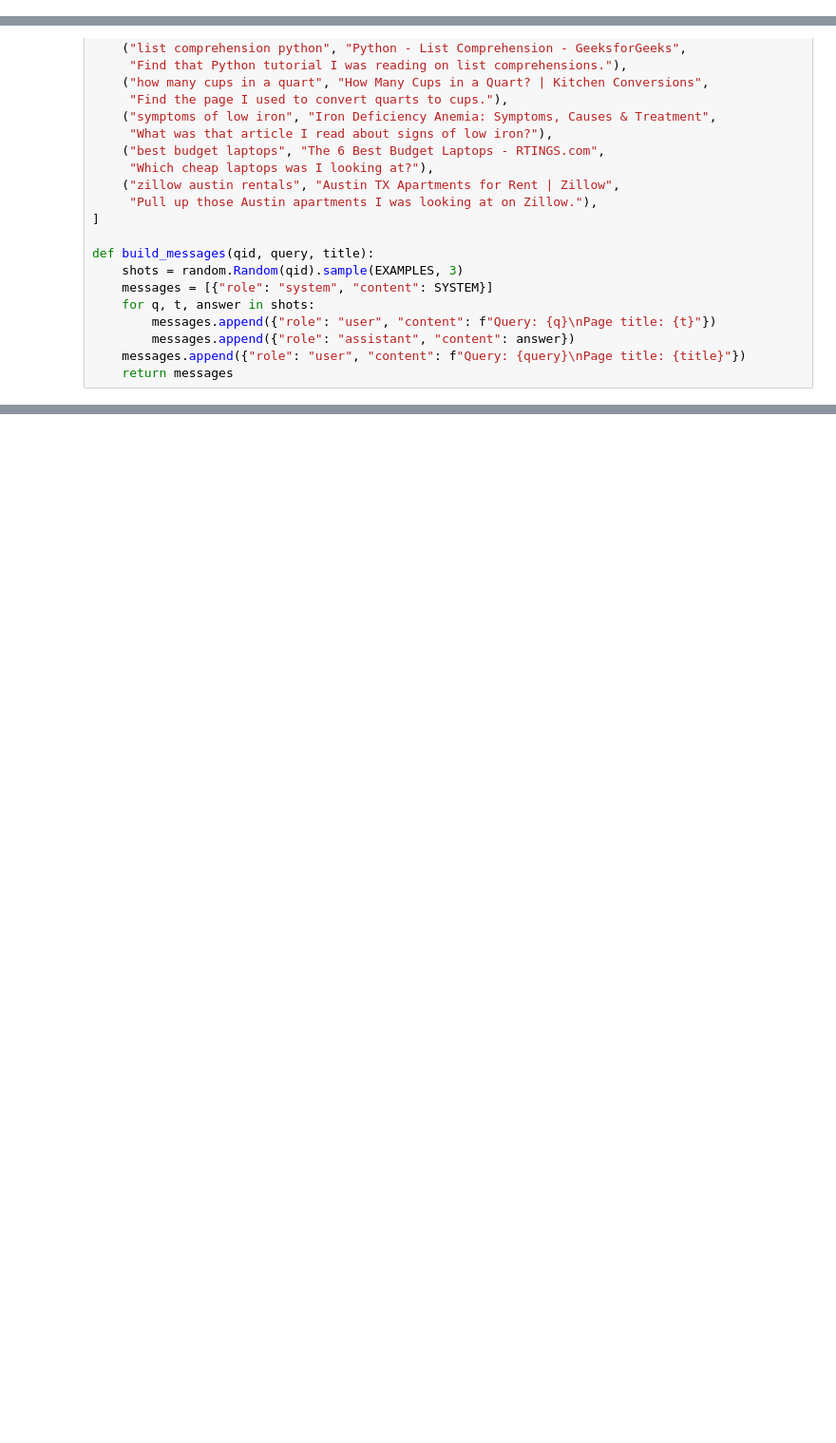
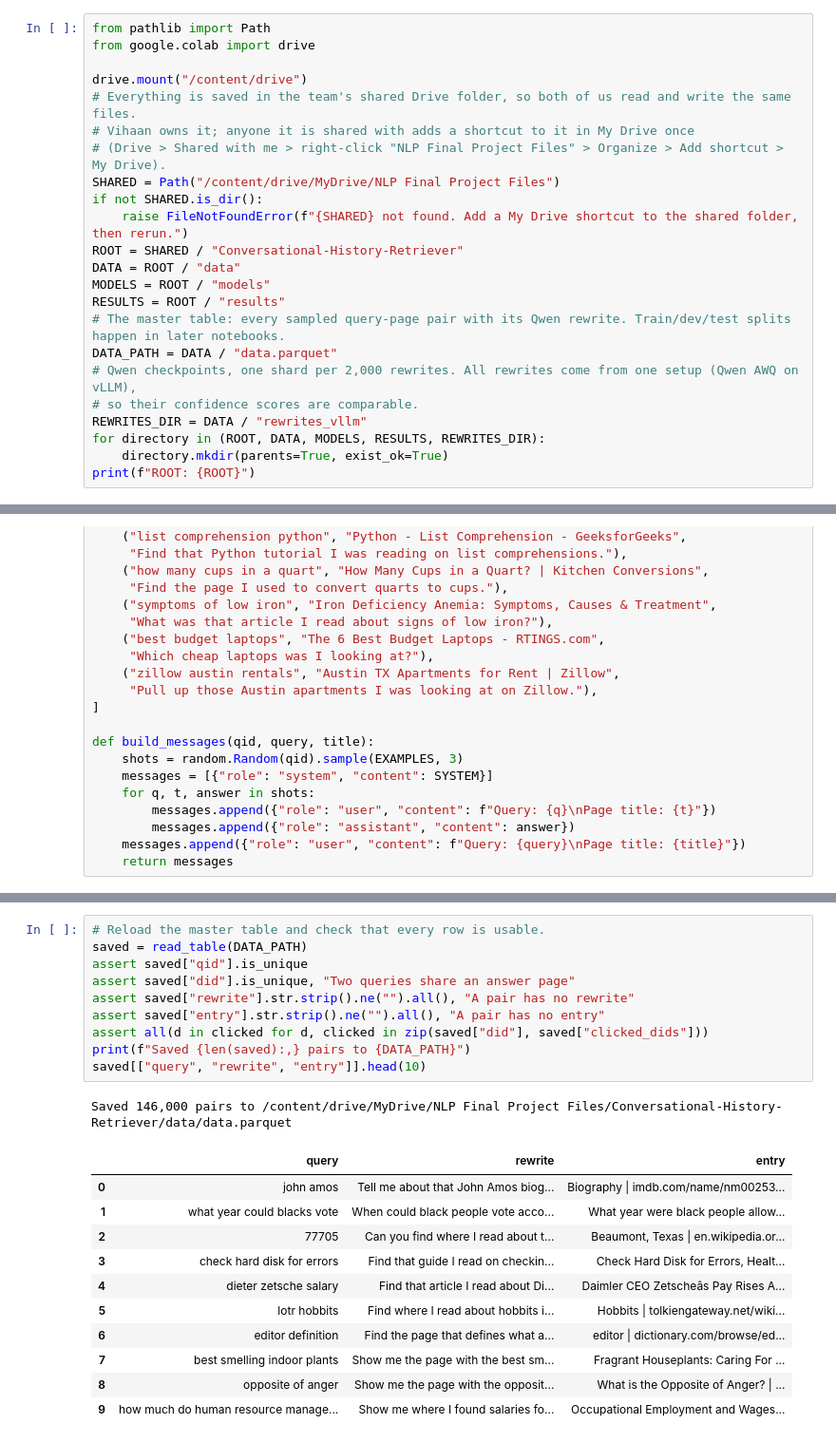
Before and after one commit to Adi-Ram123/Conversational-History-Retriever, a Jupyter notebook: notebooks/data.ipynb, the cells around one changed output, grey strips where cells are left out. Shown at 95% size. Drawn from its saved outputs; the diff is of its cells as text; blank space fills up the shorter version.

```diff
--- a/notebooks/data.ipynb
+++ b/notebooks/data.ipynb
@@ -22,0 +7,23 @@ print(f"ROOT: {ROOT}")
+# %%
+from pathlib import Path
+from google.colab import drive
+
+drive.mount("/content/drive")
+# Everything is saved in the team's shared Drive folder, so both of us read and write the same files.
+# Vihaan owns it; anyone it is shared with adds a shortcut to it in My Drive once
+# (Drive > Shared with me > right-click "NLP Final Project Files" > Organize > Add shortcut > My Drive).
+SHARED = Path("/content/drive/MyDrive/NLP Final Project Files")
+if not SHARED.is_dir():
+    raise FileNotFoundError(f"{SHARED} not found. Add a My Drive shortcut to the shared folder, then rerun.")
+ROOT = SHARED / "Conversational-History-Retriever"
+DATA = ROOT / "data"
+MODELS = ROOT / "models"
+RESULTS = ROOT / "results"
+# The master table: every sampled query-page pair with its Qwen rewrite. Train/dev/test splits happen in later notebooks.
+DATA_PATH = DATA / "data.parquet"
+# Qwen checkpoints, one shard per 2,000 rewrites. All rewrites come from one setup (Qwen AWQ on vLLM),
+# so their confidence scores are comparable.
+REWRITES_DIR = DATA / "rewrites_vllm"
+for directory in (ROOT, DATA, MODELS, RESULTS, REWRITES_DIR):
+    directory.mkdir(parents=True, exist_ok=True)
+print(f"ROOT: {ROOT}")
@@ -331,0 +543,23 @@ These files stay in the shared Drive folder; no Git commit or push is needed.
+# %%
+# Reload the master table and check that every row is usable.
+saved = read_table(DATA_PATH)
+assert saved["qid"].is_unique
+assert saved["did"].is_unique, "Two queries share an answer page"
+assert saved["rewrite"].str.strip().ne("").all(), "A pair has no rewrite"
+assert saved["entry"].str.strip().ne("").all(), "A pair has no entry"
+assert all(d in clicked for d, clicked in zip(saved["did"], saved["clicked_dids"]))
+print(f"Saved {len(saved):,} pairs to {DATA_PATH}")
+saved[["query", "rewrite", "entry"]].head(10)
+# %% [output]
+Saved 146,000 pairs to /content/drive/MyDrive/NLP Final Project Files/Conversational-History-Retriever/data/data.parquet
+|  | query | rewrite | entry |
+| 0 | john amos | Tell me about that John Amos biog... | Biography | imdb.com/name/nm00253... |
+| 1 | what year could blacks vote | When could black people vote acco... | What year were black people allow... |
+| 2 | 77705 | Can you find where I read about t... | Beaumont, Texas | en.wikipedia.or... |
+| 3 | check hard disk for errors | Find that guide I read on checkin... | Check Hard Disk for Errors, Healt... |
+| 4 | dieter zetsche salary | Find that article I read about Di... | Daimler CEO Zetscheâs Pay Rises A... |
+| 5 | lotr hobbits | Find where I read about hobbits i... | Hobbits | tolkiengateway.net/wiki... |
+| 6 | editor definition | Find the page that defines what a... | editor | dictionary.com/browse/ed... |
+| 7 | best smelling indoor plants | Show me the page with the best sm... | Fragrant Houseplants: Caring For ... |
+| 8 | opposite of anger | Show me the page with the opposit... | What is the Opposite of Anger? | ... |
+| 9 | how much do human resource manage... | Show me where I found salaries fo... | Occupational Employment and Wages... |
```
Also changed, not shown: parts of 29 cells of this notebook.
